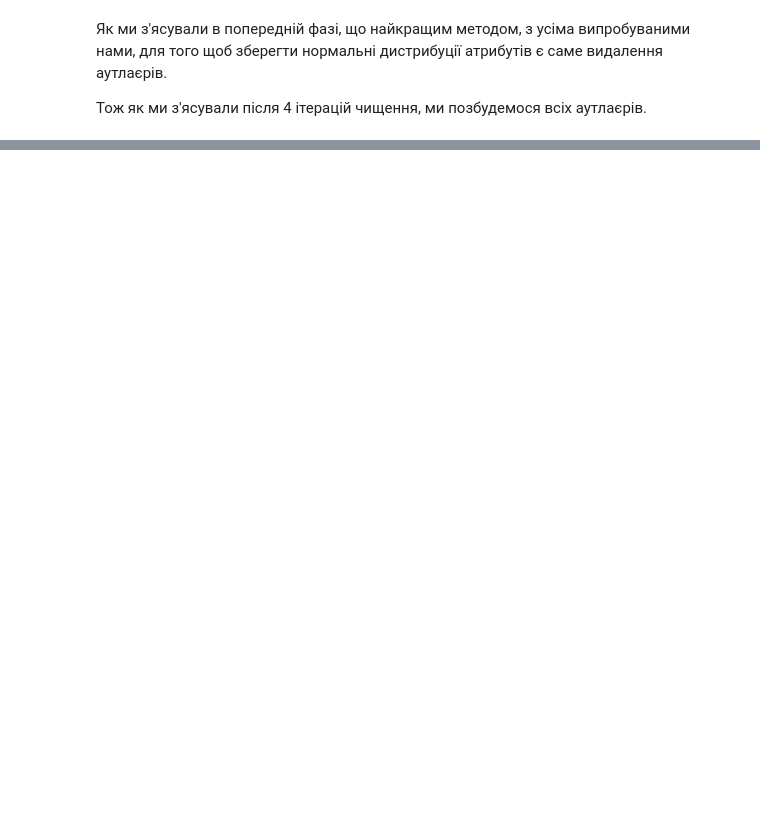
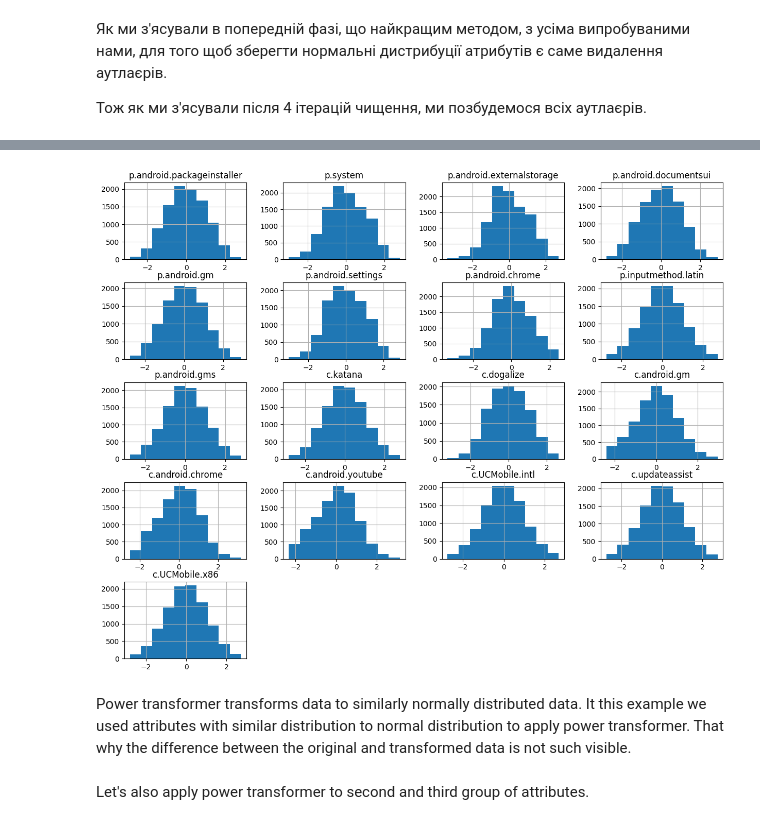
Before and after one commit to myrres0/IAU-2024, a Jupyter notebook: phase-2-oleh.ipynb, the cells around one changed output, grey strips where cells are left out. Saved outputs shown, nothing was run; the diff lists cells and outputs as text; code cells hidden in the pictures; blank space fills up the shorter version.

```diff
--- a/phase-2-oleh.ipynb
+++ b/phase-2-oleh.ipynb
@@ -276,0 +302,7 @@ plt.show()
+# %%
+simillar_to_normal_group = ['p.android.packageinstaller', 'p.system', 'p.android.externalstorage', 'p.android.documentsui', 'p.android.gm', 'p.android.settings', 'p.android.chrome', 'p.inputmethod.latin', 'p.android.gms', 'c.katana', 'c.dogalize', 'c.android.gm', 'c.android.chrome', 'c.android.youtube', 'c.UCMobile.intl', 'c.updateassist', 'c.UCMobile.x86']
+second_group = ['latitude', 'longitude', 'continent', 'p.olauncher', 'day', 'hour']
+
+all_columns = train_data.columns.values
+assigned_columns = np.array(simillar_to_normal_group + second_group +['mwra']+['code'])
+third_group = np.setdiff1d(all_columns, assigned_columns)
@@ -276,0 +315,16 @@ plt.show()
+# %%
+group1_df = train_data[simillar_to_normal_group].copy()
+# %%
+power_transformer = PowerTransformer(method='yeo-johnson', standardize=True)
+
+data_transformed = power_transformer.fit_transform(group1_df)
+data_transformed = pd.DataFrame(data_transformed, columns=group1_df.columns)
+
+data_transformed.hist(figsize=(15, 12))
+plt.show()
+# %% [output]
+[figure, added]
+# %% [markdown]
+Power transformer transforms data to similarly normally distributed data. It this example we used attributes with similar distribution to normal distribution to apply power transformer. That why the difference between the original and transformed data is not such visible.
+# %% [markdown]
+Let's also apply power transformer to second and third group of attributes.
```
Also changed, not shown: parts of 32 cells of this notebook, 2 other files.
